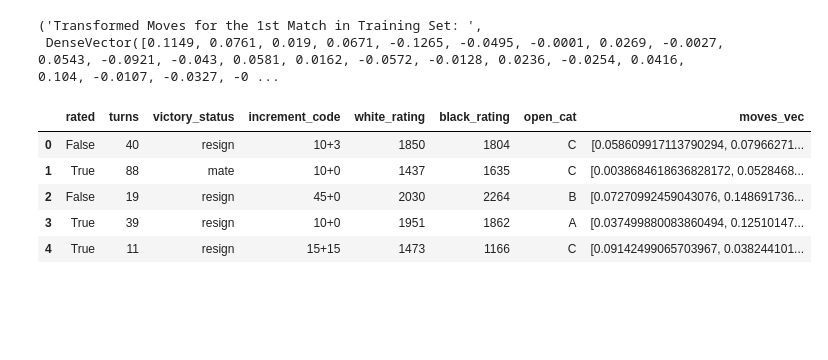
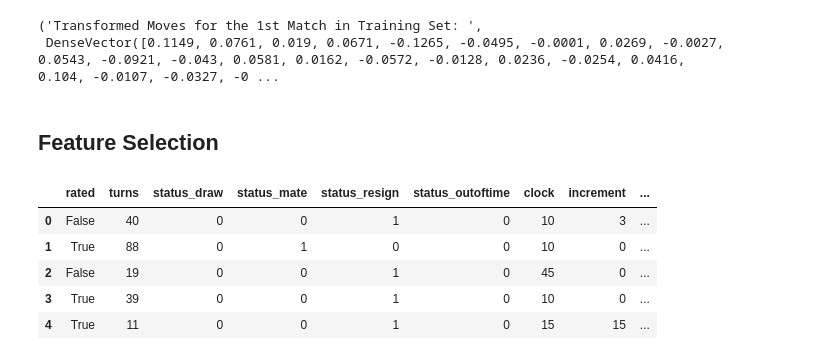
Before and after one commit to yuxiang-zhang/bigdata-spark-lichess, a Jupyter notebook: data_wrangling.ipynb, the cells around one changed output. Drawn from its saved outputs; the diff is of its cells as text; code cells hidden in the pictures; blank space fills up the shorter version.

```diff
--- a/data_wrangling.ipynb
+++ b/data_wrangling.ipynb
@@ -226,0 +254,5 @@ assert count == 0, 'A group is present in both training and test sets'
+# %%
+enc = OneHotEncoder(sparse=False, dtype=int, handle_unknown='ignore')
+enc.fit(X_train['victory_status'].to_numpy().reshape(-1, 1))
+encoded_feature_names = 'status_' + enc.categories_[0]
+encoded_feature_names
@@ -226,0 +262,4 @@ assert count == 0, 'A group is present in both training and test sets'
+# %%
+one_hot_status = enc.transform(X_train['victory_status'].to_numpy().reshape(-1, 1))
+X_train.loc[:,encoded_feature_names] = one_hot_status
+X_train[encoded_feature_names].head()
@@ -226,0 +278,4 @@ assert count == 0, 'A group is present in both training and test sets'
+# %%
+one_hot_status = enc.transform(X_test['victory_status'].to_numpy().reshape(-1, 1))
+X_test.loc[:,encoded_feature_names] = one_hot_status
+X_test[encoded_feature_names].head()
@@ -284,12 +351,16 @@ X_train = fitted_word2Vec.transform(X_train)
 
 X_test = X_test.withColumn('moves_list', F.split(X_test.moves, '\s', -1))
 X_test = fitted_word2Vec.transform(X_test)
+# %% [markdown]
+## Feature Selection
+# %%
+features = 'rated', 'turns', 'status_draw', 'status_mate', 'status_resign', 'status_outoftime', 'clock', 'increment', 'white_rating', 'black_rating', 'open_cat', 'opening_ply', 'moves_vec'
 # %%
-X_test.select('rated', 'turns', 'victory_status', 'increment_code', 'white_rating', 'black_rating', 'open_cat', 'moves_vec').toPandas().head()
+X_test.select(*features).toPandas().head()
 # %% [output]
-|  | rated | turns | victory_status | increment_code | white_rating | black_rating | open_cat | moves_vec |
-| 0 | False | 40 | resign | 10+3 | 1850 | 1804 | C | [0.058609917113790294, 0.07966271... |
-| 1 | True | 88 | mate | 10+0 | 1437 | 1635 | C | [0.0038684618636828172, 0.0528468... |
-| 2 | False | 19 | resign | 45+0 | 2030 | 2264 | B | [0.07270992459043076, 0.148691736... |
-| 3 | True | 39 | resign | 10+0 | 1951 | 1862 | A | [0.037499880083860494, 0.12510147... |
-| 4 | True | 11 | resign | 15+15 | 1473 | 1166 | C | [0.09142499065703967, 0.038244101... |
+|  | rated | turns | status_draw | status_mate | status_resign | status_outoftime | clock | increment | ... |
+| 0 | False | 40 | 0 | 0 | 1 | 0 | 10 | 3 | ... |
+| 1 | True | 88 | 0 | 1 | 0 | 0 | 10 | 0 | ... |
+| 2 | False | 19 | 0 | 0 | 1 | 0 | 45 | 0 | ... |
+| 3 | True | 39 | 0 | 0 | 1 | 0 | 10 | 0 | ... |
+| 4 | True | 11 | 0 | 0 | 1 | 0 | 15 | 15 | ... |
```
Also changed, not shown: parts of 18 cells of this notebook.
